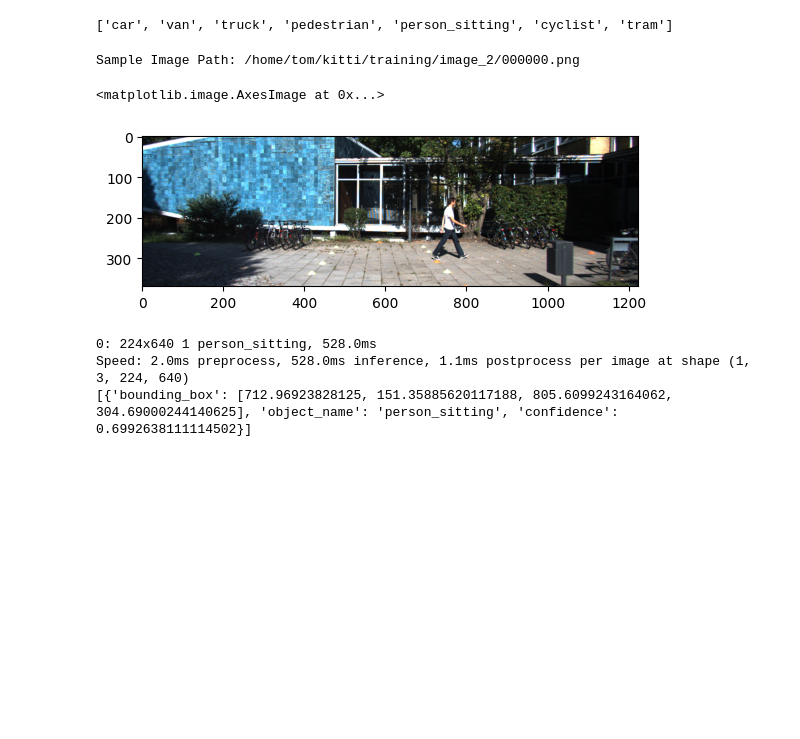
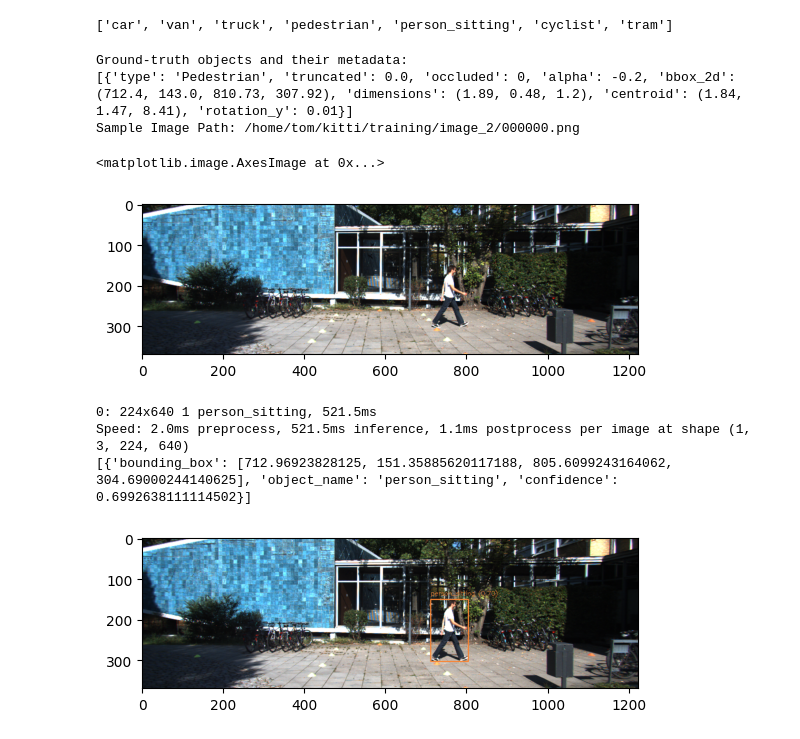
Before and after one commit to tjtrebat/kitti-experiments, a Jupyter notebook: rgb/yolo.ipynb, the cells around one changed output. Saved outputs shown, nothing was run; the diff lists cells and outputs as text; code cells hidden in the pictures; blank space fills up the shorter version.

```diff
--- a/rgb/yolo.ipynb
+++ b/rgb/yolo.ipynb
@@ -31,38 +33,46 @@ model.set_classes(target_classes)
 ['car', 'van', 'truck', 'pedestrian', 'person_sitting', 'cyclist', 'tram']
 # %%
 analysis_file_index = 0
+
+sample_label = utils.parse_label_file(kitti_train_labels[analysis_file_index])
+print("Ground-truth objects and their metadata:")
+print(sample_label)
+
 sample_image_path = kitti_images_train[analysis_file_index]
 print("Sample Image Path: {}\n".format(sample_image_path))
 sample_image = cv2.imread(sample_image_path)
 sample_image_rgb = cv2.cvtColor(sample_image, cv2.COLOR_BGR2RGB)
 plt.imshow(sample_image_rgb)
 # %% [output]
+Ground-truth objects and their metadata:
+[{'type': 'Pedestrian', 'truncated': 0.0, 'occluded': 0, 'alpha': -0.2, 'bbox_2d': (712.4, 143.0, 810.73, 307.92), 'dimensions': (1.89, 0.48, 1.2), 'centroid': (1.84, 1.47, 8.41), 'rotation_y': 0.01}]
 Sample Image Path: /home/tom/kitti/training/image_2/000000.png
 <matplotlib.image.AxesImage at 0x...>
 [figure]
 # %%
 det_boxes, det_class_ids, det_scores = utils.perform_detection_and_nms(model, sample_image, det_conf=0.35, nms_threshold=0.25)
 
 if det_boxes.ndim == 1:
     det_boxes = np.reshape(det_boxes, (1,4))
     det_class_ids = [det_class_ids]
     det_scores = [det_scores]
 
 pred_detections = []
 for box, class_id, score in zip(det_boxes, det_class_ids, det_scores):
     class_name = class_map[class_id]
     pred_detections.append({
         "bounding_box": box.tolist(),
         "object_name": class_name,
         "confidence": float(score)
     })
 
 print(pred_detections)
 
-image_with_detections = utils.draw_detection_output(sample_image_rgb, pred_detections)
-cv2.imwrite('image_with_detections.png', image_with_detections[:,:,::-1])
-plt.imshow(image_with_detections);
+predicted_image = utils.draw_detection_output(sample_image_rgb, pred_detections)
+cv2.imwrite("predicted_image.png", predicted_image[:,:,::-1])
+plt.imshow(predicted_image);
 # %% [output]
-0: 224x640 1 person_sitting, 528.0ms
-Speed: 2.0ms preprocess, 528.0ms inference, 1.1ms postprocess per image at shape (1, 3, 224, 640)
+0: 224x640 1 person_sitting, 521.5ms
+Speed: 2.0ms preprocess, 521.5ms inference, 1.1ms postprocess per image at shape (1, 3, 224, 640)
 [{'bounding_box': [712.96923828125, 151.35885620117188, 805.6099243164062, 304.69000244140625], 'object_name': 'person_sitting', 'confidence': 0.6992638111114502}]
+[figure, added]
```
Also changed, not shown: parts of 4 cells of this notebook, 5 other files.
